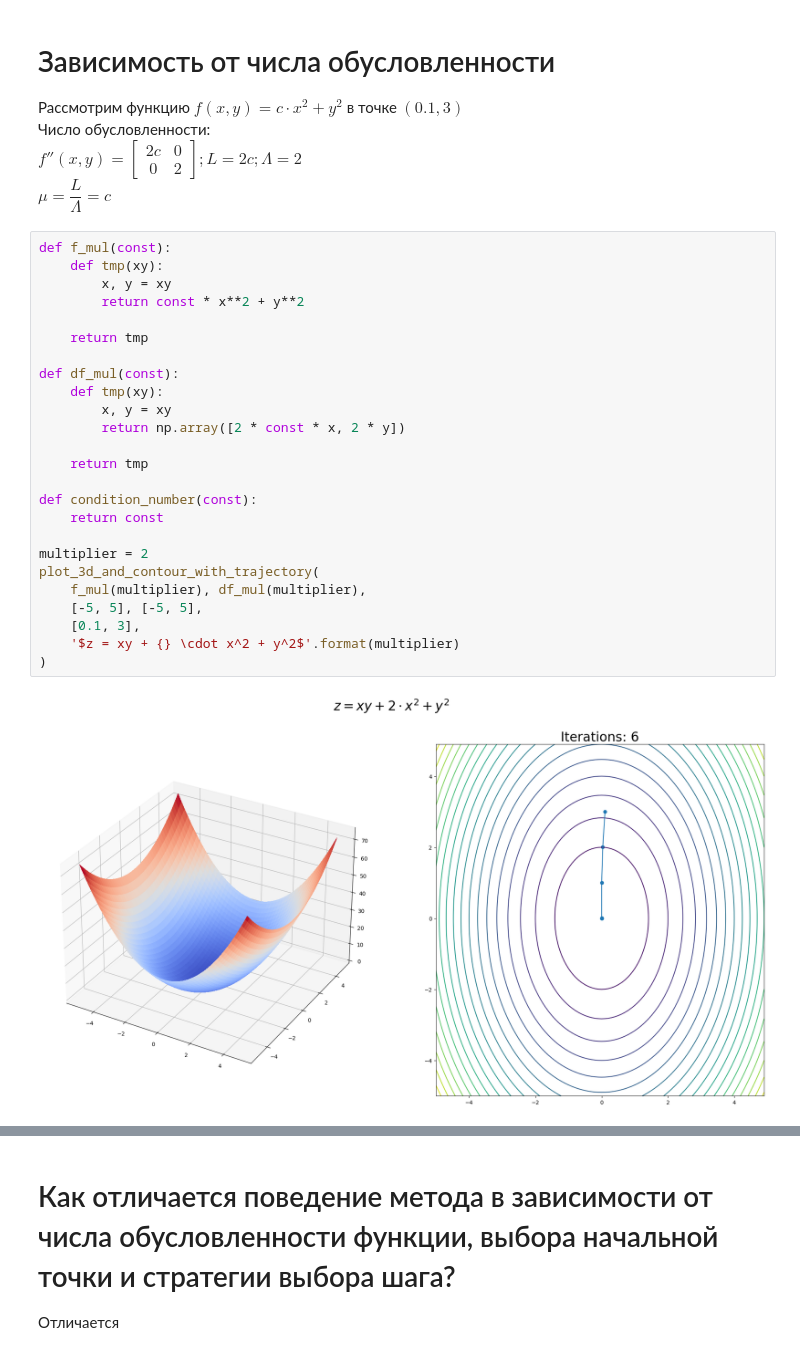
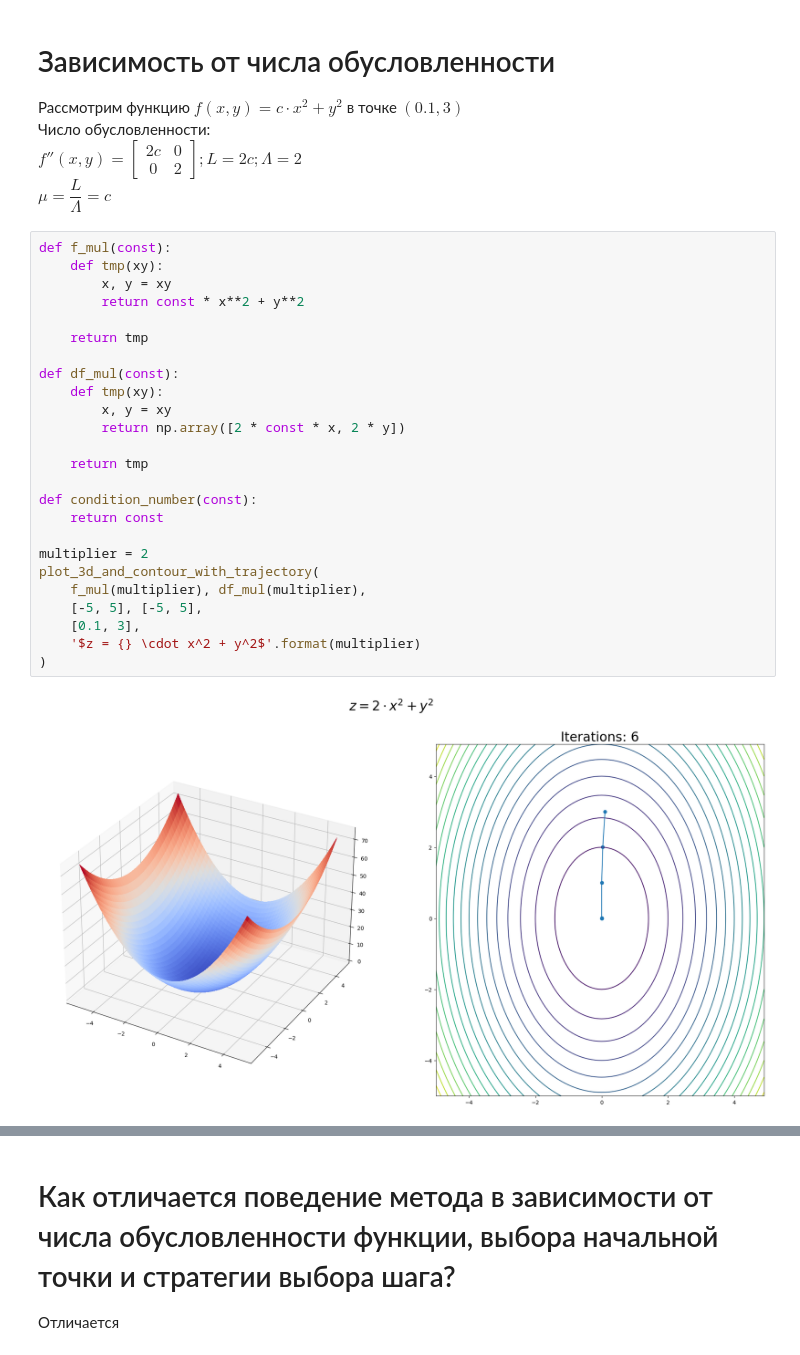
Before and after one commit to ars860/MO, a Jupyter notebook: task_3.ipynb, the cells around one changed output, grey strips where cells are left out. Drawn from its saved outputs; the diff is of its cells as text.

```diff
--- a/task_3.ipynb
+++ b/task_3.ipynb
@@ -73,30 +73,30 @@ $\mu = \dfrac{L}{\Lambda} = c$
 # %%
 def f_mul(const):
     def tmp(xy):
         x, y = xy
         return const * x**2 + y**2
 
     return tmp
 
 def df_mul(const):
     def tmp(xy):
         x, y = xy
         return np.array([2 * const * x, 2 * y])
 
     return tmp
 
 def condition_number(const):
     return const
 
 multiplier = 2
 plot_3d_and_contour_with_trajectory(
     f_mul(multiplier), df_mul(multiplier),
     [-5, 5], [-5, 5],
     [0.1, 3],
-    '$z = xy + {} \cdot x^2 + y^2$'.format(multiplier)
+    '$z = {} \cdot x^2 + y^2$'.format(multiplier)
 )
 # %% [output]
-[figure, old version]
+[figure, new version]
 # %%
 multiplier = 10
 plot_3d_and_contour_with_trajectory(
```
Also changed, not shown: parts of 1 cell of this notebook, 2 other files.
